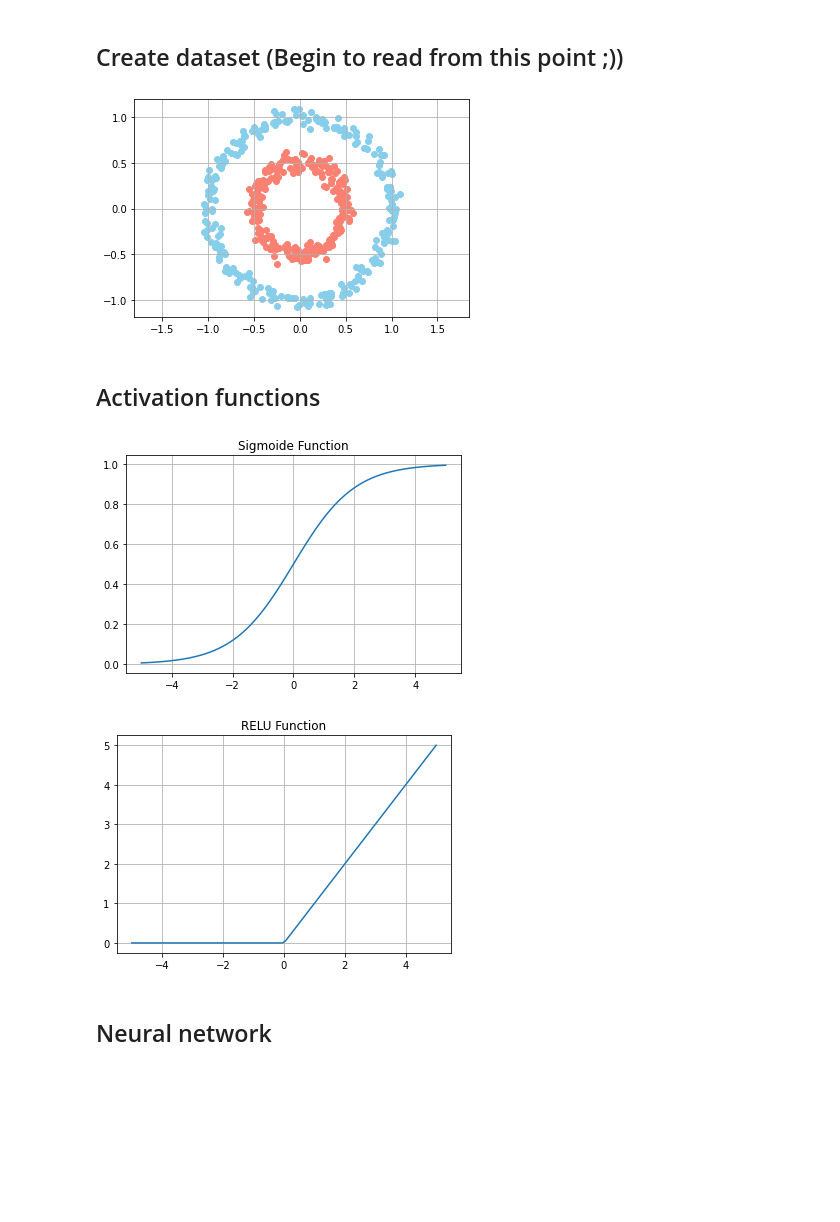
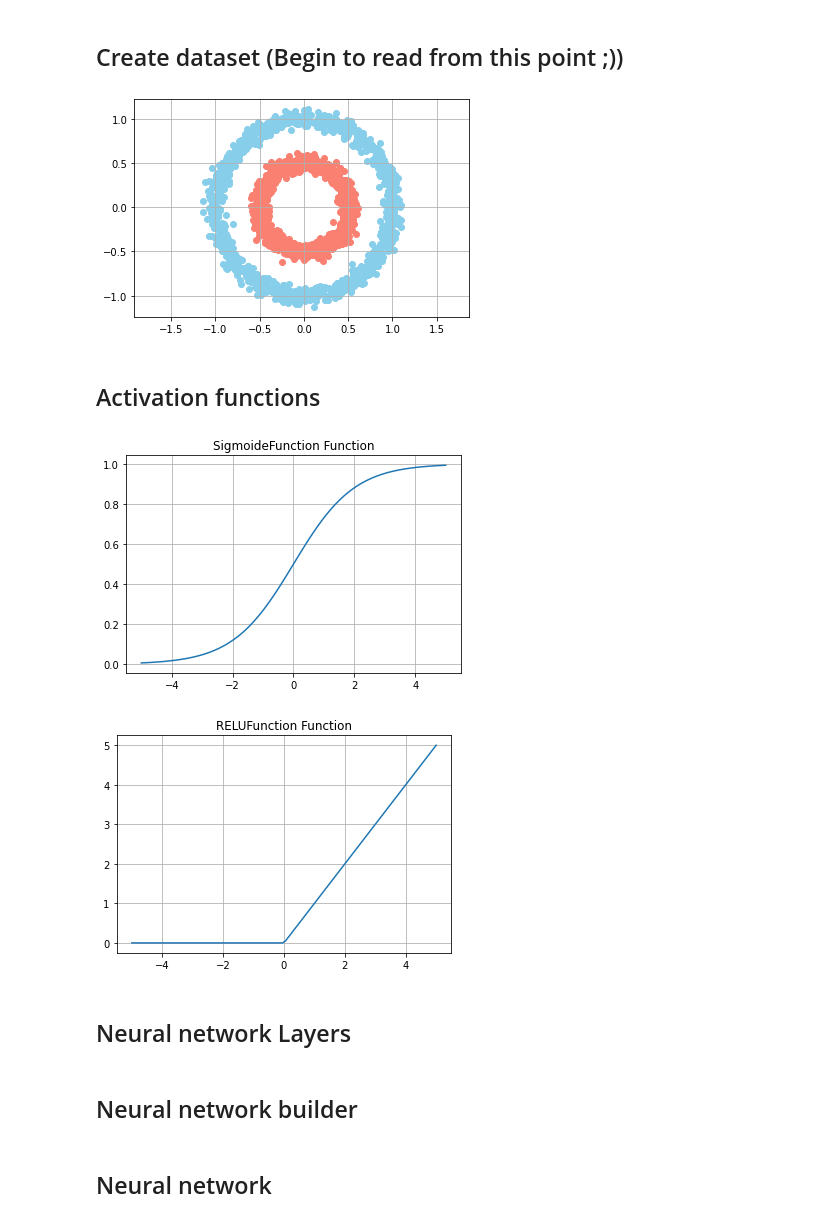
Before and after one commit to adrianmarino/neural-network-from-scratch, a Jupyter notebook: Neural_network_from_scratch.ipynb, the cells around one changed output. Saved outputs shown, nothing was run; the diff lists cells and outputs as text; code cells hidden in the pictures; blank space fills up the shorter version.

```diff
--- a/Neural_network_from_scratch.ipynb
+++ b/Neural_network_from_scratch.ipynb
@@ -86,13 +101,13 @@ class DatasetPlotter:
 
     def plot(self):
         plt.scatter(
-            self.dataset.features[self.dataset.labels == 0, 0],
-            self.dataset.features[self.dataset.labels == 0, 1],
+            self.dataset.X[self.dataset.y[:, 0] == 0, 0],
+            self.dataset.X[self.dataset.y[:, 0] == 0, 1],
             c='skyblue'
         )
         plt.scatter(
-            self.dataset.features[self.dataset.labels == 1, 0],
-            self.dataset.features[self.dataset.labels == 1, 1],
+            self.dataset.X[self.dataset.y[:, 0] == 1, 0],
+            self.dataset.X[self.dataset.y[:, 0] == 1, 1],
             c='salmon'
         )
         plt.axis('equal')
@@ -124,23 +169,29 @@ def normal_rand_tensor(*dimensions):
 # %%
 class CirclesDataset:
     def __init__(self, samples_count, factor, noise, shuffle=True):
-        self.features, self.labels = make_circles(
+        self.X, y = make_circles(
             n_samples=samples_count,
             shuffle=True,
             factor=factor,
             noise=noise
         )
+        # Change self.labels shape from (labels_count, ) to (labels_count, 1)..
+        self.y = np.reshape(y, (y.shape[0], 1))
+
+    def train_test(self, test_size):
+        return train_test_split(self.X, self.y, test_size=test_size, shuffle=True)
+
     def plot(self): DatasetPlotter(self).plot()
 # %%
 dataset = CirclesDataset(
-    samples_count=500,
+    samples_count=2_000,
     factor=0.5,
     noise=0.05,
     shuffle=True
 )
 dataset.plot()
 # %% [output]
-[figure, old version]
+[figure, new version]
 # %% [markdown]
 ## Activation functions
 # %%
@@ -167,6 +224,8 @@ class RELU(Function):
 # %%
-Sigmoide().plot(x_values=np.linspace(-5, 5, 100))
-RELU().plot(x_values=np.linspace(-5, 5, 100))
+SigmoideFunction().plot(x_values=np.linspace(-5, 5, 100))
+RELUFunction().plot(x_values=np.linspace(-5, 5, 100))
 # %% [output]
-[figure, old version]
+[figure, new version]
-[figure, old version]
+[figure, new version]
+# %% [markdown]
+## Neural network Layers
@@ -172,0 +252,2 @@ RELU().plot(x_values=np.linspace(-5, 5, 100))
+# %% [markdown]
+## Neural network builder
```
Also changed, not shown: parts of 23 cells of this notebook.
